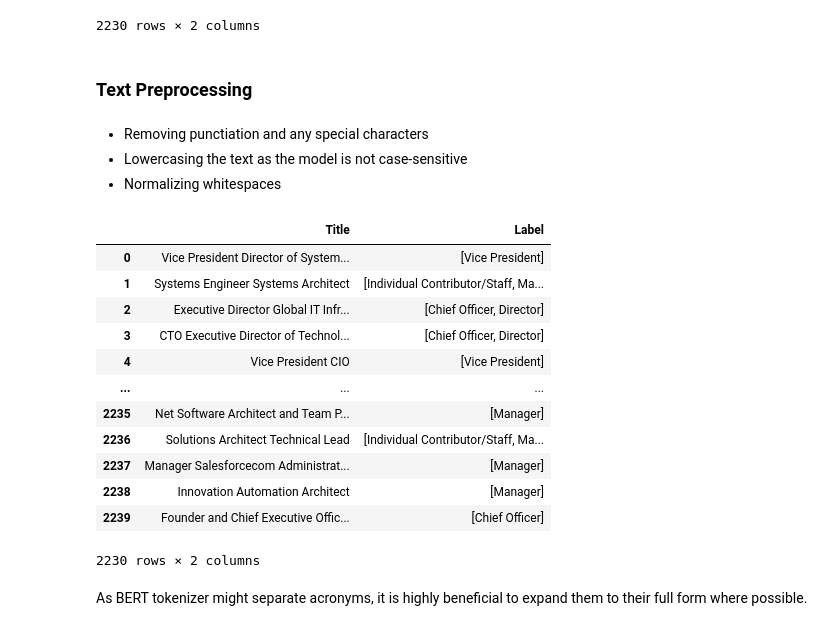
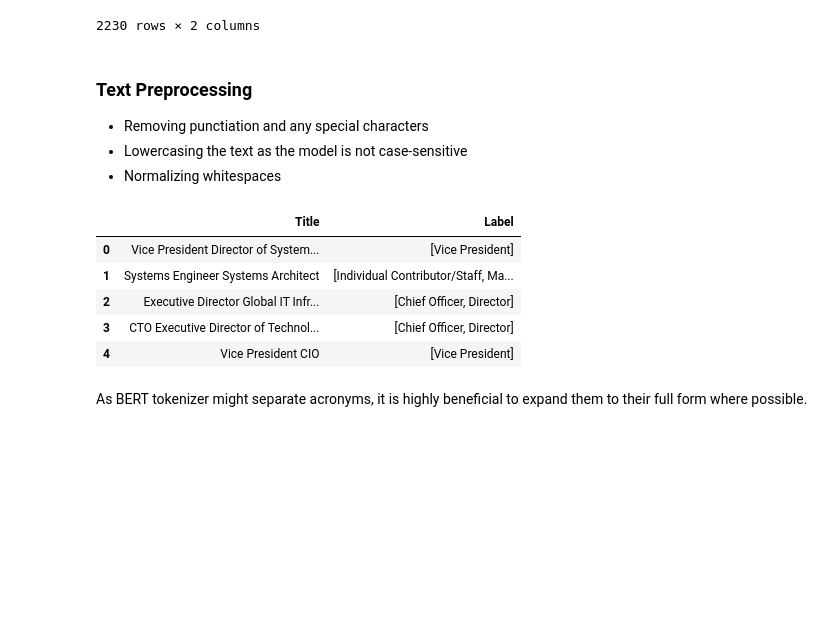
Before and after one commit to anyaachan/JobTitleClassification, a Jupyter notebook: notebooks/data_preparation.ipynb, the cells around one changed output. Saved outputs shown, nothing was run; the diff lists cells and outputs as text; code cells hidden in the pictures; blank space fills up the shorter version.

```diff
--- a/notebooks/data_preparation.ipynb
+++ b/notebooks/data_preparation.ipynb
@@ -10,7 +10,7 @@ import re
 # Exploratory Data Analysis
 ### Import Data
 # %%
-job_level_data = pd.read_excel("data/JobLevelData.xlsx")
+job_level_data = pd.read_excel("../data/JobLevelData.xlsx")
 job_level_data
 # %% [output]
 |  | Title | Column 1 | Column 2 | Column 3 | Column 4 |
@@ -94,33 +94,25 @@ job_level_data
 2230 rows × 2 columns
 # %% [markdown]
 ### Text Preprocessing
+- Removing punctiation and any special characters
+- Lowercasing the text as the model is not case-sensitive
+- Normalizing whitespaces
-# %% [markdown]
-- Removing punctiation and any special characters
-- Lowercasing the text as the model is not case-sensitive
-- Normalizing whitespaces
 # %%
 def preprocess_text(text):
     text = re.sub(r'[^\w\s]', ' ', text)
     text = re.sub(r'\s+', ' ', text).strip()
     return text
 
 
 job_level_data["Title"] = job_level_data["Title"].apply(preprocess_text)
-job_level_data
+job_level_data.head()
 # %% [output]
 |  | Title | Label |
 | 0 | Vice President Director of System... | [Vice President] |
 | 1 | Systems Engineer Systems Architect | [Individual Contributor/Staff, Ma... |
 | 2 | Executive Director Global IT Infr... | [Chief Officer, Director] |
 | 3 | CTO Executive Director of Technol... | [Chief Officer, Director] |
 | 4 | Vice President CIO | [Vice President] |
-| ... | ... | ... |
-| 2235 | Net Software Architect and Team P... | [Manager] |
-| 2236 | Solutions Architect Technical Lead | [Individual Contributor/Staff, Ma... |
-| 2237 | Manager Salesforcecom Administrat... | [Manager] |
-| 2238 | Innovation Automation Architect | [Manager] |
-| 2239 | Founder and Chief Executive Offic... | [Chief Officer] |
-2230 rows × 2 columns
 # %% [markdown]
 As BERT tokenizer might separate acronyms, it is highly beneficial to expand them to their full form where possible.
 # %%
```
Also changed, not shown: parts of 8 cells of this notebook, 3 other files.
